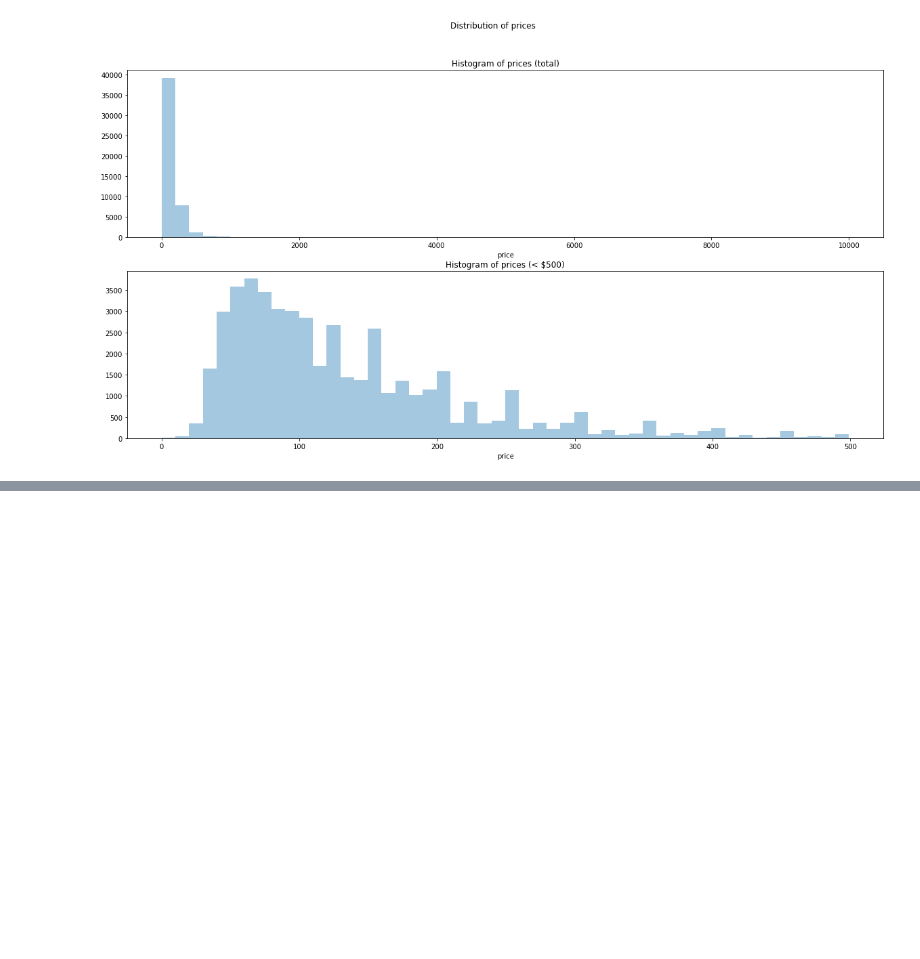
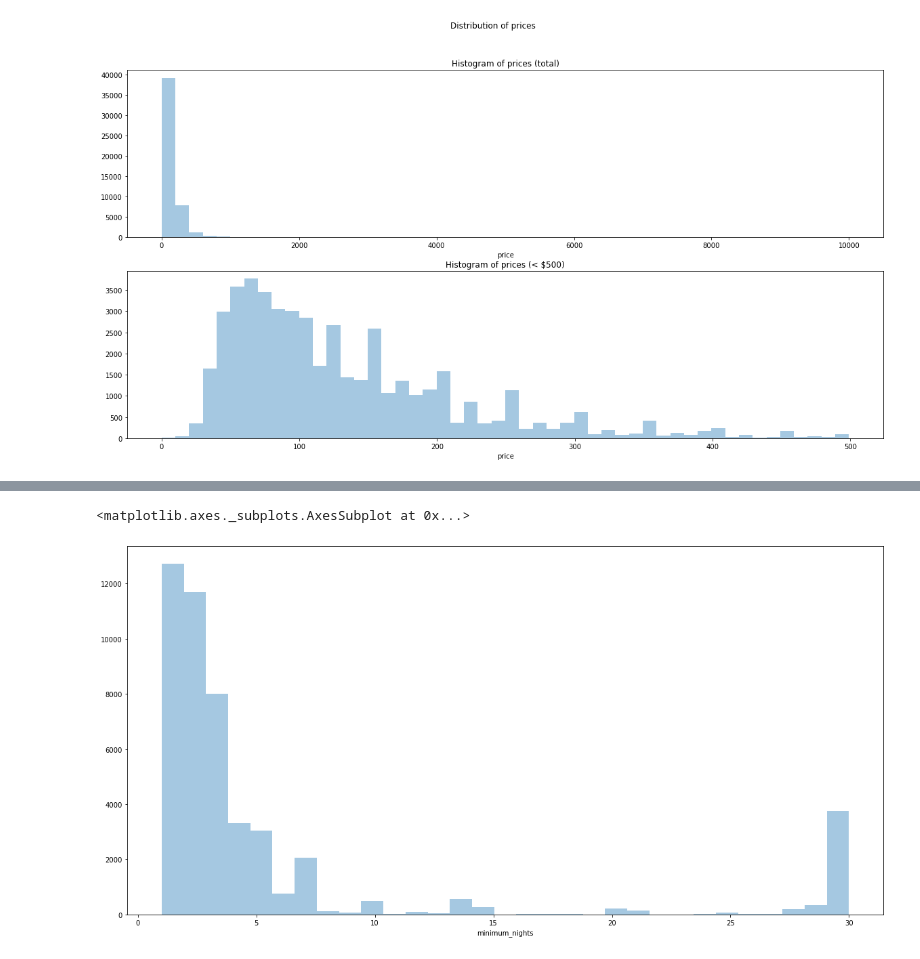
Before and after one commit to Suhail727/Data-Science-Projects, a Jupyter notebook: Airbnb/Airbnb_(NYC)_EDA.ipynb, the cells around one changed output, grey strips where cells are left out. Cells and saved outputs as stored; diff of their text form; code cells hidden in the pictures; blank space fills up the shorter version.

```diff
--- a/Airbnb/Airbnb_(NYC)_EDA.ipynb
+++ b/Airbnb/Airbnb_(NYC)_EDA.ipynb
@@ -150,0 +199,6 @@ fig.show()
+# %%
+plt.figure(figsize=(20,10))
+sns.distplot(airbnb[(airbnb['minimum_nights'] <= 30) & (airbnb['minimum_nights'] > 0)]['minimum_nights'], bins=31, kde=False)
+# %% [output]
+<matplotlib.axes._subplots.AxesSubplot at 0x...>
+[figure, added]
```
Also changed, not shown: parts of 28 cells of this notebook.
